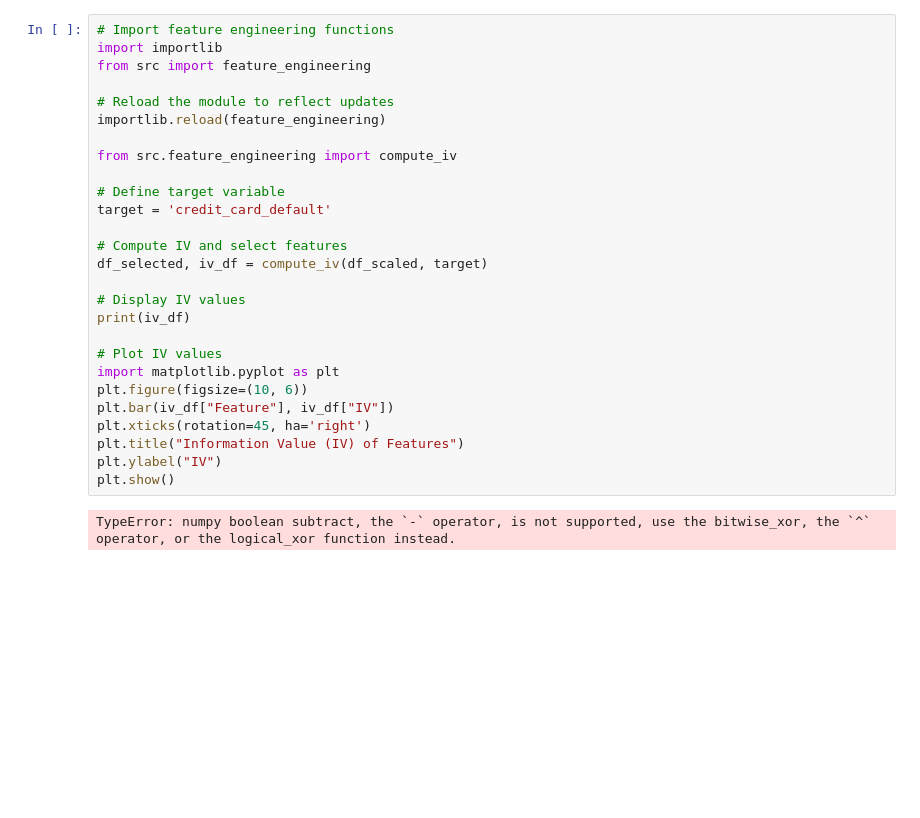
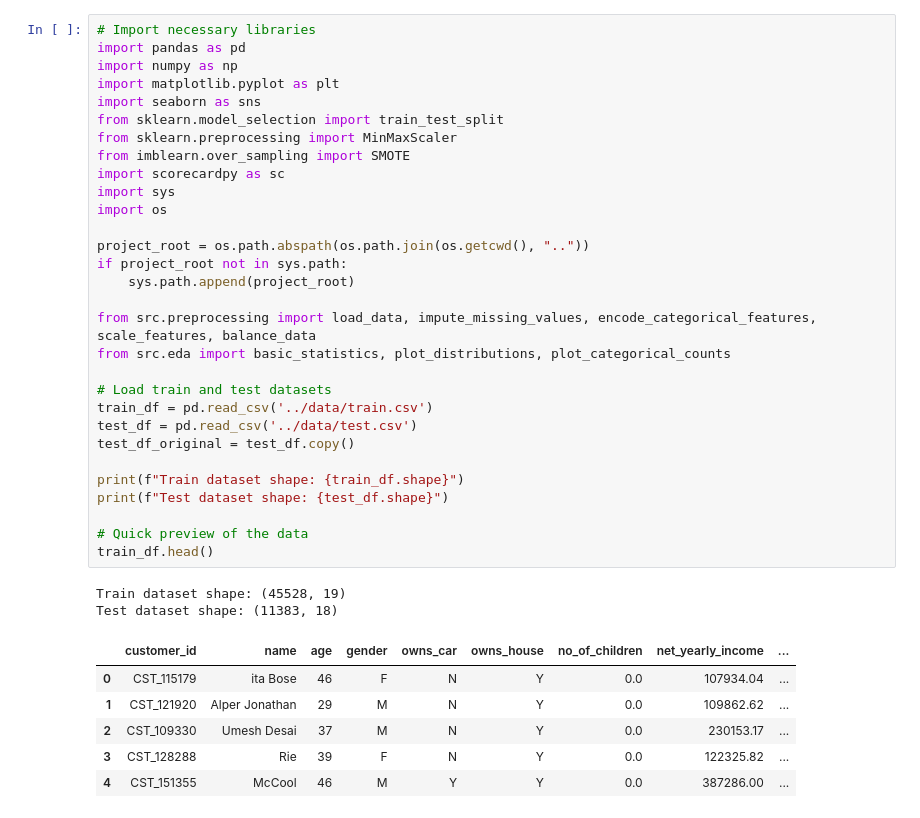
Before and after one commit to shubhupadhyay1/credit-risk-analysis, a Jupyter notebook: notebooks/credit_risk_analysis.ipynb, the cells around one changed output. Drawn from its saved outputs; the diff is of its cells as text; blank space fills up the shorter version.

```diff
--- a/notebooks/credit_risk_analysis.ipynb
+++ b/notebooks/credit_risk_analysis.ipynb
@@ -66,29 +1,39 @@ max                   1.000000             1.000000
-# %%
-# Import feature engineering functions
-import importlib
-from src import feature_engineering
-
-# Reload the module to reflect updates
-importlib.reload(feature_engineering)
-
-from src.feature_engineering import compute_iv
-
-# Define target variable
-target = 'credit_card_default'
-
-# Compute IV and select features
-df_selected, iv_df = compute_iv(df_scaled, target)
-
-# Display IV values
-print(iv_df)
-
-# Plot IV values
-import matplotlib.pyplot as plt
-plt.figure(figsize=(10, 6))
-plt.bar(iv_df["Feature"], iv_df["IV"])
-plt.xticks(rotation=45, ha='right')
-plt.title("Information Value (IV) of Features")
-plt.ylabel("IV")
-plt.show()
-# %% [output]
-TypeError: numpy boolean subtract, the `-` operator, is not supported, use the bitwise_xor, the `^` operator, or the logical_xor function instead.
+# %%
+# Import necessary libraries
+import pandas as pd
+import numpy as np
+import matplotlib.pyplot as plt
+import seaborn as sns
+from sklearn.model_selection import train_test_split
+from sklearn.preprocessing import MinMaxScaler
+from imblearn.over_sampling import SMOTE
+import scorecardpy as sc
+import sys
+import os
+
+project_root = os.path.abspath(os.path.join(os.getcwd(), ".."))
+if project_root not in sys.path:
+    sys.path.append(project_root)
+
+from src.preprocessing import load_data, impute_missing_values, encode_categorical_features, scale_features, balance_data
+from src.eda import basic_statistics, plot_distributions, plot_categorical_counts
+
+# Load train and test datasets
+train_df = pd.read_csv('../data/train.csv')
+test_df = pd.read_csv('../data/test.csv')
+test_df_original = test_df.copy()
+
+print(f"Train dataset shape: {train_df.shape}")
+print(f"Test dataset shape: {test_df.shape}")
+
+# Quick preview of the data
+train_df.head()
+# %% [output]
+Train dataset shape: (45528, 19)
+Test dataset shape: (11383, 18)
+|  | customer_id | name | age | gender | owns_car | owns_house | no_of_children | net_yearly_income | ... |
+| 0 | CST_115179 | ita Bose | 46 | F | N | Y | 0.0 | 107934.04 | ... |
+| 1 | CST_121920 | Alper Jonathan | 29 | M | N | Y | 0.0 | 109862.62 | ... |
+| 2 | CST_109330 | Umesh Desai | 37 | M | N | Y | 0.0 | 230153.17 | ... |
+| 3 | CST_128288 | Rie | 39 | F | N | Y | 0.0 | 122325.82 | ... |
+| 4 | CST_151355 | McCool | 46 | M | Y | Y | 0.0 | 387286.00 | ... |
```
Also changed, not shown: parts of 22 cells of this notebook, 8 other files.
